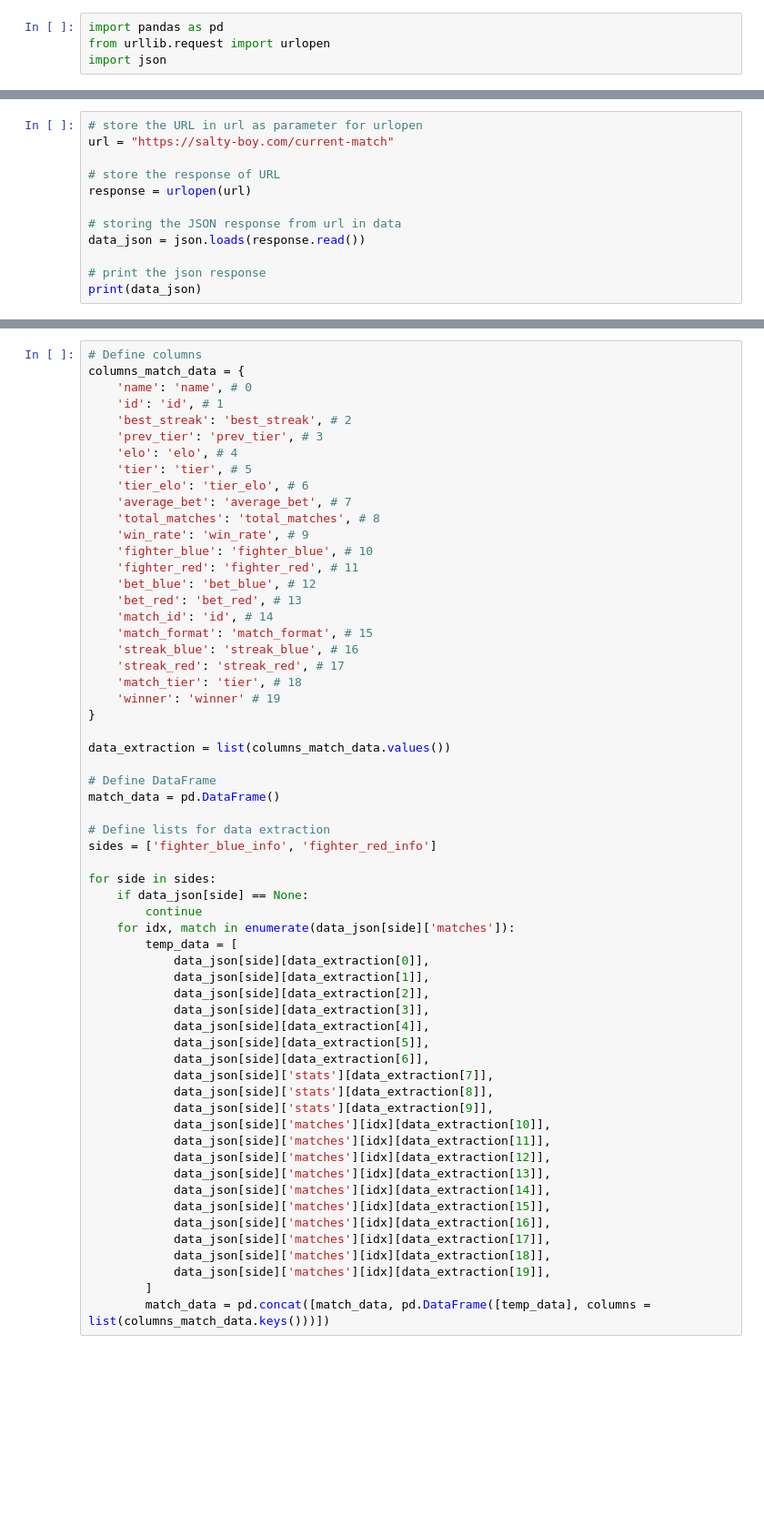
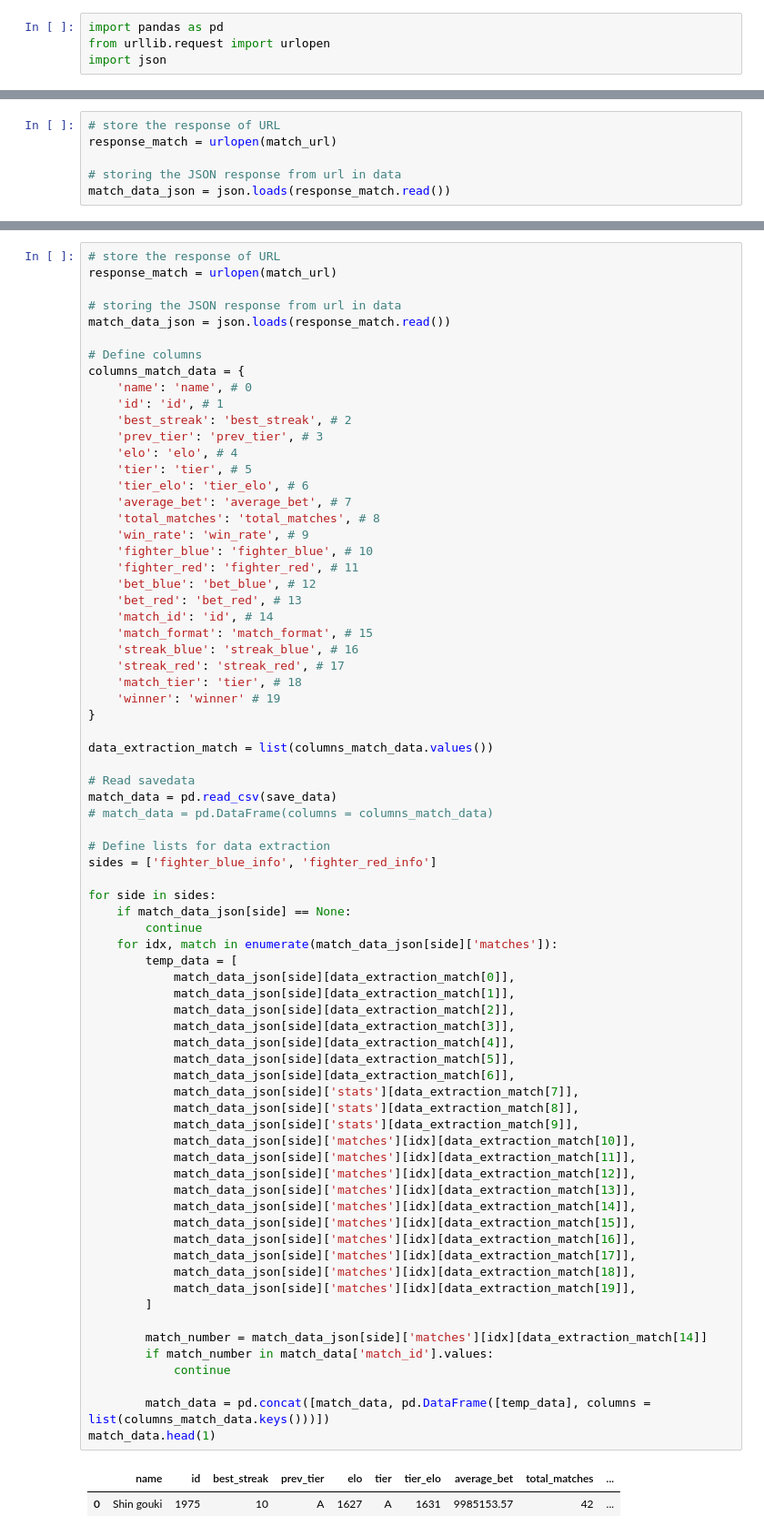
Before and after one commit to samswain2/SaltyBetter, a Jupyter notebook: web_data.ipynb, the cells around one changed output, grey strips where cells are left out. Shown: that part at 91% size. Cells and saved outputs as stored; diff of their text form; blank space fills up the shorter version.

```diff
--- a/web_data.ipynb
+++ b/web_data.ipynb
@@ -9,12 +15,0 @@ pd.set_option('display.max_rows', None)
-# %%
-# store the URL in url as parameter for urlopen
-url = "https://salty-boy.com/current-match"
-
-# store the response of URL
-response = urlopen(url)
-
-# storing the JSON response from url in data
-data_json = json.loads(response.read())
-
-# print the json response
-print(data_json)
@@ -22,0 +16,6 @@ print(data_json)
+# %%
+# store the response of URL
+response_match = urlopen(match_url)
+
+# storing the JSON response from url in data
+match_data_json = json.loads(response_match.read())
@@ -23,4 +41,10 @@ print(data_json)
 # %%
+# store the response of URL
+response_match = urlopen(match_url)
+
+# storing the JSON response from url in data
+match_data_json = json.loads(response_match.read())
+
 # Define columns
 columns_match_data = {
     'name': 'name', # 0
@@ -28,55 +52,65 @@ columns_match_data = {
     'best_streak': 'best_streak', # 2
     'prev_tier': 'prev_tier', # 3
     'elo': 'elo', # 4
     'tier': 'tier', # 5
     'tier_elo': 'tier_elo', # 6
     'average_bet': 'average_bet', # 7
     'total_matches': 'total_matches', # 8
     'win_rate': 'win_rate', # 9
     'fighter_blue': 'fighter_blue', # 10
     'fighter_red': 'fighter_red', # 11
     'bet_blue': 'bet_blue', # 12
     'bet_red': 'bet_red', # 13
     'match_id': 'id', # 14
     'match_format': 'match_format', # 15
     'streak_blue': 'streak_blue', # 16
     'streak_red': 'streak_red', # 17
     'match_tier': 'tier', # 18
     'winner': 'winner' # 19
 }
 
-data_extraction = list(columns_match_data.values())
+data_extraction_match = list(columns_match_data.values())
 
-# Define DataFrame
-match_data = pd.DataFrame()
+# Read savedata
+match_data = pd.read_csv(save_data)
+# match_data = pd.DataFrame(columns = columns_match_data)
 
 # Define lists for data extraction
 sides = ['fighter_blue_info', 'fighter_red_info']
 
 for side in sides:
-    if data_json[side] == None:
+    if match_data_json[side] == None:
         continue
-    for idx, match in enumerate(data_json[side]['matches']):
+    for idx, match in enumerate(match_data_json[side]['matches']):
         temp_data = [
-            data_json[side][data_extraction[0]],
-            data_json[side][data_extraction[1]],
-            data_json[side][data_extraction[2]],
-            data_json[side][data_extraction[3]],
-            data_json[side][data_extraction[4]],
-            data_json[side][data_extraction[5]],
-            data_json[side][data_extraction[6]],
-            data_json[side]['stats'][data_extraction[7]],
-            data_json[side]['stats'][data_extraction[8]],
-            data_json[side]['stats'][data_extraction[9]],
-            data_json[side]['matches'][idx][data_extraction[10]],
-            data_json[side]['matches'][idx][data_extraction[11]],
-            data_json[side]['matches'][idx][data_extraction[12]],
-            data_json[side]['matches'][idx][data_extraction[13]],
-            data_json[side]['matches'][idx][data_extraction[14]],
-            data_json[side]['matches'][idx][data_extraction[15]],
-            data_json[side]['matches'][idx][data_extraction[16]],
-            data_json[side]['matches'][idx][data_extraction[17]],
-            data_json[side]['matches'][idx][data_extraction[18]],
-            data_json[side]['matches'][idx][data_extraction[19]],
+            match_data_json[side][data_extraction_match[0]],
+            match_data_json[side][data_extraction_match[1]],
+            match_data_json[side][data_extraction_match[2]],
+            match_data_json[side][data_extraction_match[3]],
+            match_data_json[side][data_extraction_match[4]],
+            match_data_json[side][data_extraction_match[5]],
+            match_data_json[side][data_extraction_match[6]],
+            match_data_json[side]['stats'][data_extraction_match[7]],
+            match_data_json[side]['stats'][data_extraction_match[8]],
+            match_data_json[side]['stats'][data_extraction_match[9]],
+            match_data_json[side]['matches'][idx][data_extraction_match[10]],
+            match_data_json[side]['matches'][idx][data_extraction_match[11]],
+            match_data_json[side]['matches'][idx][data_extraction_match[12]],
+            match_data_json[side]['matches'][idx][data_extraction_match[13]],
+            match_data_json[side]['matches'][idx][data_extraction_match[14]],
+            match_data_json[side]['matches'][idx][data_extraction_match[15]],
+            match_data_json[side]['matches'][idx][data_extraction_match[16]],
+            match_data_json[side]['matches'][idx][data_extraction_match[17]],
+            match_data_json[side]['matches'][idx][data_extraction_match[18]],
+            match_data_json[side]['matches'][idx][data_extraction_match[19]],
         ]
+
+        match_number = match_data_json[side]['matches'][idx][data_extraction_match[14]]
+        if match_number in match_data['match_id'].values:
+            continue
+
         match_data = pd.concat([match_data, pd.DataFrame([temp_data], columns = list(columns_match_data.keys()))])
+match_data.head(1)
+# %% [output]
+|  | name | id | best_streak | prev_tier | elo | tier | tier_elo | average_bet | total_matches | ... |
+| 0 | Shin gouki | 1975 | 10 | A | 1627 | A | 1631 | 9985153.57 | 42 | ... |
```
Also changed, not shown: parts of 13 cells of this notebook.
